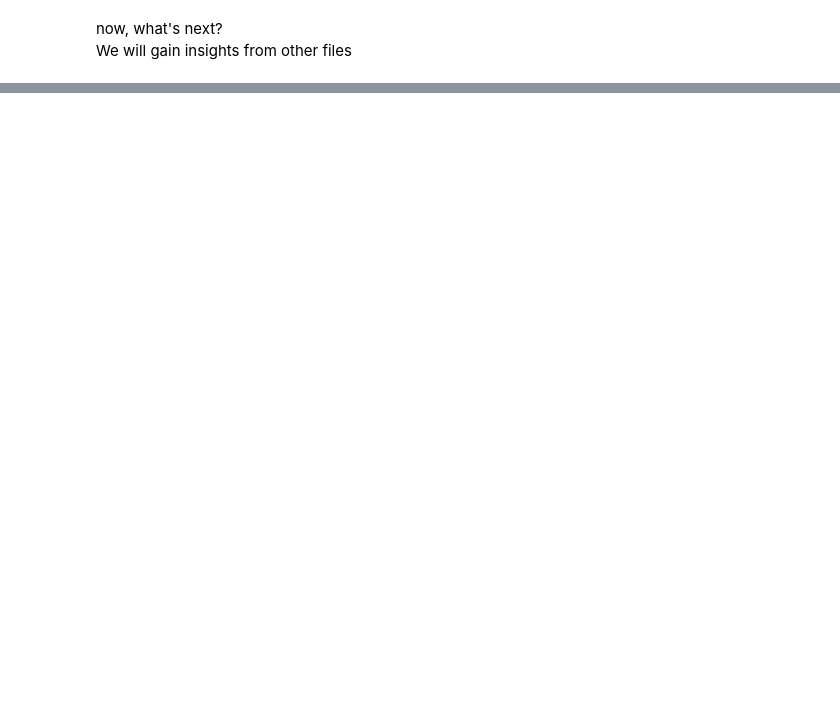
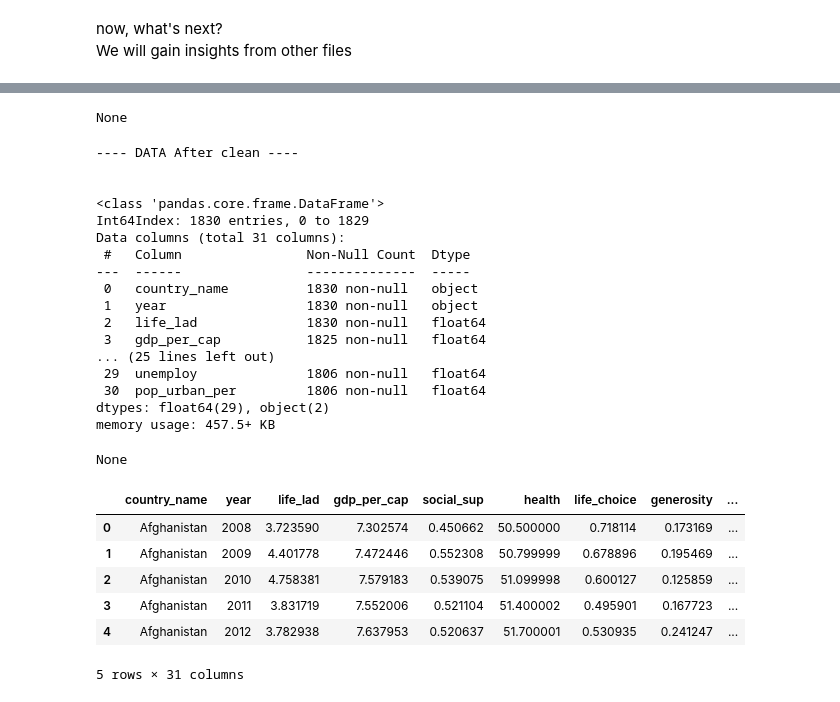
Before and after one commit to HikariJadeEmpire/TH_WLRD_Happiness_Project, a Jupyter notebook: WH_CodeSpace.ipynb, the cells around one changed output, grey strips where cells are left out. Cells and saved outputs as stored; diff of their text form; code cells hidden in the pictures; blank space fills up the shorter version.

```diff
--- a/WH_CodeSpace.ipynb
+++ b/WH_CodeSpace.ipynb
@@ -494,7 +494,7 @@ for i,j in enumerate(th_hp) :
 now, what's next? <br>
 We will gain insights from other files
 # %%
-# Prepare DATA
+# import another DATA
 
 #wdi = pd.read_csv('https://media.githubusercontent.com/media/HikariJadeEmpire/TH_WLRD_Happiness_Project/main/WDI_CSV/WDIData.csv') # in case you working on GitHubCodespace
 wdi = pd.read_csv('~/Documents/DATAScience/Github/TH_WLRD_Happiness_Project/WDI_CSV/WDIData.csv') # for mac
@@ -508,10 +508,10 @@ wdi.rename(columns={ 'Country Name':'country_name','Country Code':'country_code'
 
 selection = [ 'Access to electricity (% of population)','Access to clean fuels and technologies for cooking (% of population)','Death rate, crude (per 1,000 people)',
              'Birth rate, crude (per 1,000 people)','Suicide mortality rate (per 100,000 population)','Electric power consumption (kWh per capita)',
-              'Forest area (% of land area)','International tourism, number of arrivals','International tourism, number of departures',
-              'PM2.5 air pollution, mean annual exposure (micrograms per cubic meter)','Population growth (annual %)','Population, female (% of total population)',
-              'Population, male (% of total population)','Population, total','Trade (% of GDP)','Unemployment, total (% of total labor force) (national estimate)',
-               'Urban population (% of total population)','Population density (people per sq. km of land area)','Rural population (% of total population)',
+              'Forest area (% of land area)','PM2.5 air pollution, mean annual exposure (micrograms per cubic meter)','Population growth (annual %)',
+              'Population, female (% of total population)','Population, male (% of total population)','Population, total','Trade (% of GDP)',
+              'Unemployment, total (% of total labor force) (national estimate)','Urban population (% of total population)',
+              'Population density (people per sq. km of land area)','Rural population (% of total population)',
                'Domestic private health expenditure per capita (current US$)','Current health expenditure per capita (current US$)' ]
 
 df_wdi = wdi.loc[ wdi['indicator_name'].isin(selection) ,['country_name','indicator_name','2006','2007','2008','2009','2010','2011','2012','2013','2014','2015'
@@ -635,0 +587,30 @@ None
+# %%
+# Prepare DATA
+
+new_df = df
+
+# Topic selection
+
+newname = [ 'acc_to_clnfuels_per','acc_to_electrics_per','birth_r','al_hlth_expend','death_r','dm_hlth_expend','electric_consump','forest_area_per',
+'pm25','pop_dens','pop_growth','pop_f_per','pop_m_per','pop_total','pop_rural_per','suicide','trade_per_gdp','unemploy','pop_urban_per' ]
+
+for i in range(len(newname)):
+    pm25 = wdi_pv[ wdi_pv['indicator_name'] == selection[i]].groupby('country_name',group_keys=False).apply( lambda x: x.sort_values(by='year') )
+    pm25 = pm25.loc[:,['country_name','year','value']]
+
+    new_df = pd.merge( new_df,pm25,left_on=['country_name','year'],right_on=['country_name','year'] ).rename( columns={'value':newname[i]} )
+
+print(f" \n\n{'-'*4} DATA Before clean {'-'*4}\n\n ")
+display(new_df.info())
+
+# Replace NaN by median respect to country
+
+for j,name in enumerate(list(new_df)):
+    if j > 2 :
+        new_df[name].fillna(new_df.groupby(['country_name'])[name].transform('median'),inplace=True)
+
+print(f" \n\n{'-'*4} DATA After clean {'-'*4}\n\n ")
+display(new_df.info())
+
+new_df.head()
+# %% [output]
@@ -635,0 +634,26 @@ None
+None
+---- DATA After clean ----
+
+
+<class 'pandas.core.frame.DataFrame'>
+Int64Index: 1830 entries, 0 to 1829
+Data columns (total 31 columns):
+ #   Column                Non-Null Count  Dtype
+---  ------                --------------  -----
+ 0   country_name          1830 non-null   object
+ 1   year                  1830 non-null   object
+ 2   life_lad              1830 non-null   float64
+ 3   gdp_per_cap           1825 non-null   float64
+... (25 lines left out)
+ 29  unemploy              1806 non-null   float64
+ 30  pop_urban_per         1806 non-null   float64
+dtypes: float64(29), object(2)
+memory usage: 457.5+ KB
+None
+|  | country_name | year | life_lad | gdp_per_cap | social_sup | health | life_choice | generosity | ... |
+| 0 | Afghanistan | 2008 | 3.723590 | 7.302574 | 0.450662 | 50.500000 | 0.718114 | 0.173169 | ... |
+| 1 | Afghanistan | 2009 | 4.401778 | 7.472446 | 0.552308 | 50.799999 | 0.678896 | 0.195469 | ... |
+| 2 | Afghanistan | 2010 | 4.758381 | 7.579183 | 0.539075 | 51.099998 | 0.600127 | 0.125859 | ... |
+| 3 | Afghanistan | 2011 | 3.831719 | 7.552006 | 0.521104 | 51.400002 | 0.495901 | 0.167723 | ... |
+| 4 | Afghanistan | 2012 | 3.782938 | 7.637953 | 0.520637 | 51.700001 | 0.530935 | 0.241247 | ... |
+5 rows × 31 columns
```
Also changed, not shown: parts of 5 cells of this notebook.
